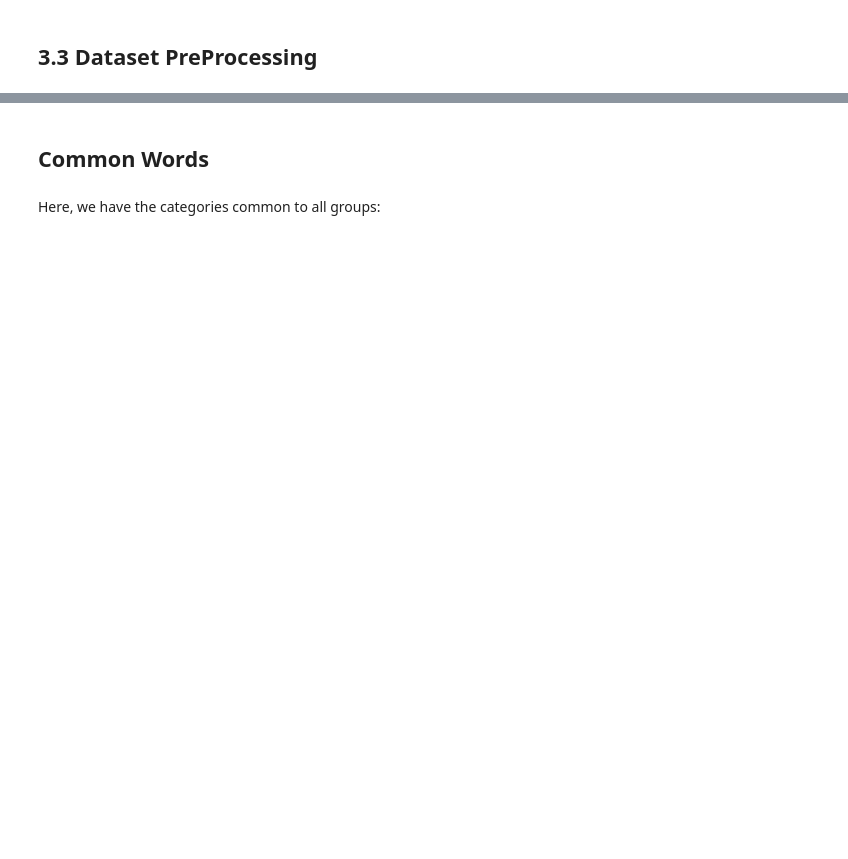
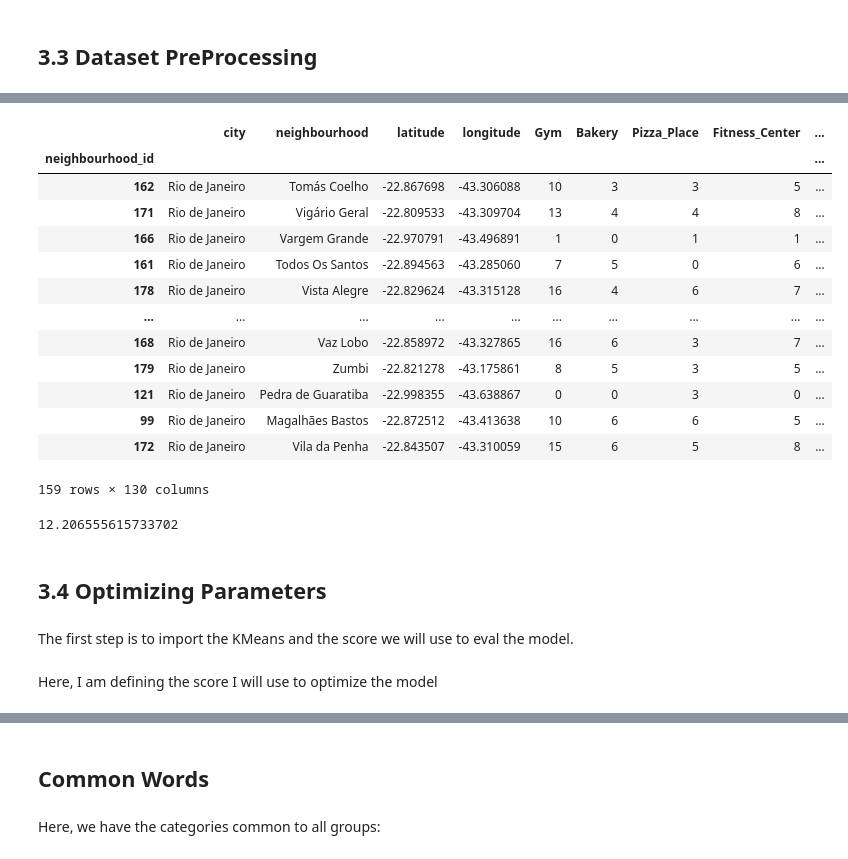
Before and after one commit to emdemor/Coursera_Capstone, a Jupyter notebook: coursera_capstone_Week_5.ipynb, the cells around one changed output, grey strips where cells are left out. Drawn from its saved outputs; the diff is of its cells as text; code cells hidden in the pictures; blank space fills up the shorter version.

```diff
--- a/coursera_capstone_Week_5.ipynb
+++ b/coursera_capstone_Week_5.ipynb
@@ -546,3 +442,0 @@ class SelectMostCommonWords(BaseEstimator,TransformerMixin):
-# %%
-teste = MergeCategoriesTransformer(venues = df_venues,max_distance=5000)
-teste.fit_transform(df)
@@ -646,0 +445,17 @@ df_words = pd.DataFrame(resut).T.head(20).iloc[1:]
+# %%
+def n_most_common_words(categories,n=None,n_min = 1,n_max = 9999999):
+
+    words_list = '|'.join(categories)
+
+    for char in ['/','&']:
+        words_list = words_list.replace(char,'')
+
+    result = Counter(words_list.split('|'))
+
+    if n:
+        result =  dict(result.most_common(n))
+
+    else:
+        result =  dict(result.most_common())
+
+    return dict((filter(lambda x: (x[1]>=n_min)  and (x[1]<=n_max)  ,result.items())))
@@ -646,0 +540,45 @@ df_words = pd.DataFrame(resut).T.head(20).iloc[1:]
+# %%
+def distance_between_two_neighbourhoods(nb_index_1,nb_index2):
+    result = None
+    try:
+        drop_columns = ['city','neighbourhood','latitude','longitude']
+        x1 = cat.iloc[nb_index_1].drop(drop_columns).to_numpy()
+        x2 = cat.iloc[nb_index2].drop(drop_columns).to_numpy()
+        result = np.linalg.norm(x1-x2)
+    except:
+        pass
+
+    return result
+# %%
+cat_my_neighbour = cat.copy()
+my_neighbour = 'Barra Funda'
+my_city = 'São Paulo'
+new_city = 'Rio de Janeiro'
+my_neighbour_index = cat[cat['neighbourhood'].str.contains(my_neighbour)].index[0]
+
+cat_my_neighbour['distances'] = [distance_between_two_neighbourhoods(my_neighbour_index,id_) for id_ in cat.index]
+# %%
+cat_my_neighbour[cat_my_neighbour['city']==new_city].sort_values('distances')
+# %% [output]
+|  | city | neighbourhood | latitude | longitude | Gym | Bakery | Pizza_Place | Fitness_Center | ... |
+| neighbourhood_id |  |  |  |  |  |  |  |  | ... |
+| 162 | Rio de Janeiro | Tomás Coelho | -22.867698 | -43.306088 | 10 | 3 | 3 | 5 | ... |
+| 171 | Rio de Janeiro | Vigário Geral | -22.809533 | -43.309704 | 13 | 4 | 4 | 8 | ... |
+| 166 | Rio de Janeiro | Vargem Grande | -22.970791 | -43.496891 | 1 | 0 | 1 | 1 | ... |
+| 161 | Rio de Janeiro | Todos Os Santos | -22.894563 | -43.285060 | 7 | 5 | 0 | 6 | ... |
+| 178 | Rio de Janeiro | Vista Alegre | -22.829624 | -43.315128 | 16 | 4 | 6 | 7 | ... |
+| ... | ... | ... | ... | ... | ... | ... | ... | ... | ... |
+| 168 | Rio de Janeiro | Vaz Lobo | -22.858972 | -43.327865 | 16 | 6 | 3 | 7 | ... |
+| 179 | Rio de Janeiro | Zumbi | -22.821278 | -43.175861 | 8 | 5 | 3 | 5 | ... |
+| 121 | Rio de Janeiro | Pedra de Guaratiba | -22.998355 | -43.638867 | 0 | 0 | 3 | 0 | ... |
+| 99 | Rio de Janeiro | Magalhães Bastos | -22.872512 | -43.413638 | 10 | 6 | 6 | 5 | ... |
+| 172 | Rio de Janeiro | Vila da Penha | -22.843507 | -43.310059 | 15 | 6 | 5 | 8 | ... |
+159 rows × 130 columns
+# %%
+np.min(distances)
+# %% [output]
+12.206555615733702
+# %% [markdown]
+## 3.4 Optimizing Parameters
+# %% [markdown]
+The first step is to import the KMeans and the score we will use to eval the model.
@@ -646,0 +593,2 @@ df_words = pd.DataFrame(resut).T.head(20).iloc[1:]
+# %% [markdown]
+Here, I am defining the score I will use to optimize the model
```
Also changed, not shown: parts of 86 cells of this notebook, 21 other files.
